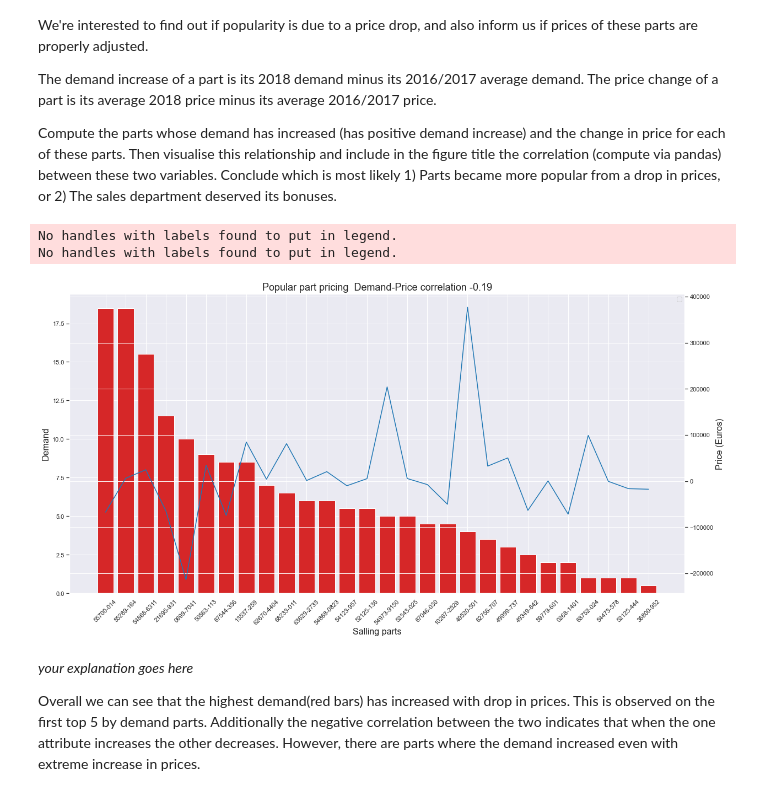
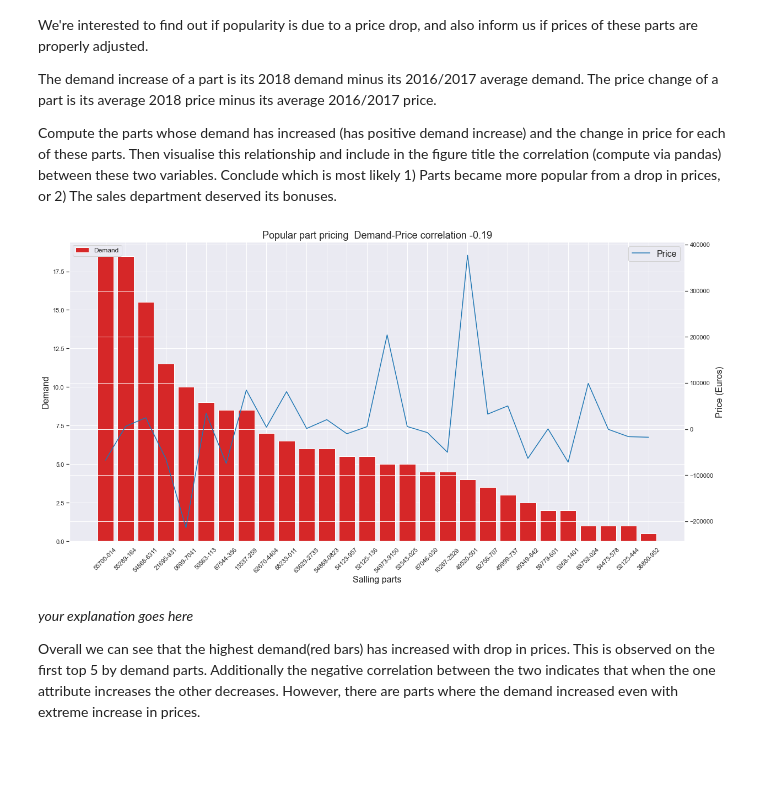
Before and after one commit to georgezefko/02807_Computational_tools_for_DS, a Jupyter notebook: 02807_Project_2.ipynb, the cells around one changed output. Drawn from its saved outputs; the diff is of its cells as text; code cells hidden in the pictures; blank space fills up the shorter version.

```diff
--- a/02807_Project_2.ipynb
+++ b/02807_Project_2.ipynb
@@ -953,11 +953,11 @@ df_transactions_cleaned.dropna(subset = ["part"], inplace=True)
 # %% [markdown]
 ### Price column
 # %%
-df_transactions_cleaned['price2'] = df_transactions_cleaned['price'].str.extract('([0-9]+[,./]*[0-9]*)')
-df_transactions_cleaned['currency'] = df_transactions_cleaned['price'].str.replace('.\d+', '')
-df_transactions_cleaned['price2'] = pd.to_numeric(df_transactions_cleaned['price2'])
-df_transactions_cleaned.drop('price',axis=1,inplace=True)
-df_transactions_cleaned = df_transactions_cleaned.rename(columns={'price2':'price'})
+df_transactions_cleaned['price'] = df_transactions_cleaned['price'].str.extract('([0-9]+[,./]*[0-9]*)')
+#df_transactions_cleaned['currency'] = df_transactions_cleaned['price'].str.replace('.\d+', '')
+df_transactions_cleaned['price'] = pd.to_numeric(df_transactions_cleaned['price'])
+#df_transactions_cleaned.drop('price',axis=1,inplace=True)
+#df_transactions_cleaned = df_transactions_cleaned.rename(columns={'price2':'price'})
 df_transactions_cleaned.dropna(subset = ["price"], inplace=True)
 
 
@@ -1207,40 +1218,40 @@ popular_parts = psql.sqldf("""
                 COUNT(part) AS Orders,
                 SUM(price) AS price,
 
                 STRFTIME('%Y', date) AS Year
             FROM df_transactions_cleaned
             WHERE Year IN ( '2018')
             GROUP BY part)
         SELECT
             demand1.part AS part1,
             demand2.Orders-AVG(demand1.Orders) AS Demand,
             AVG(demand2.Price)-AVG(demand1.Price) AS Price_Change
 
         FROM demand1
         INNER JOIN demand2 ON demand2.part=demand1.part
         GROUP BY part1
         HAVING Demand>0
         ORDER BY Demand DESC
 
 """)
 
 correlation = round(popular_parts['Demand'].corr(popular_parts['Price_Change']),2)
 fig, ax1 = plt.subplots(1, 1, figsize=(20,10))
-ax1.bar( popular_parts['part1'], height=popular_parts['Demand'],color='tab:red')
+ax1.bar( popular_parts['part1'], height=popular_parts['Demand'],color='tab:red',label='Demand')
 plt.xticks(rotation=45)
 ax2 = ax1.twinx()  # create the 'twin' axis on the right
-ax2.plot(popular_parts['Price_Change'], color='tab:blue')
-ax1.legend(loc='best')
-ax2.legend(loc='best')
+ax2.plot(popular_parts['Price_Change'], color='tab:blue',label='Price')
+
 ax1.set_ylabel('Demand',fontsize=16)
 ax2.set_ylabel('Price (Euros)',fontsize=16)
 ax1.set_xlabel('Salling parts',fontsize=16)
+ax1.legend(loc='upper left',fontsize=12)
+ax2.legend(loc='upper right',fontsize=16)
+
 plt.title(f'Popular part pricing  Demand-Price correlation {correlation}',fontsize=18)
 plt.show()
 # %% [output]
-No handles with labels found to put in legend.
-No handles with labels found to put in legend.
-[figure, old version]
+[figure, new version]
 # %% [markdown]
 *your explanation goes here*
 
```
Also changed, not shown: parts of 27 cells of this notebook.
